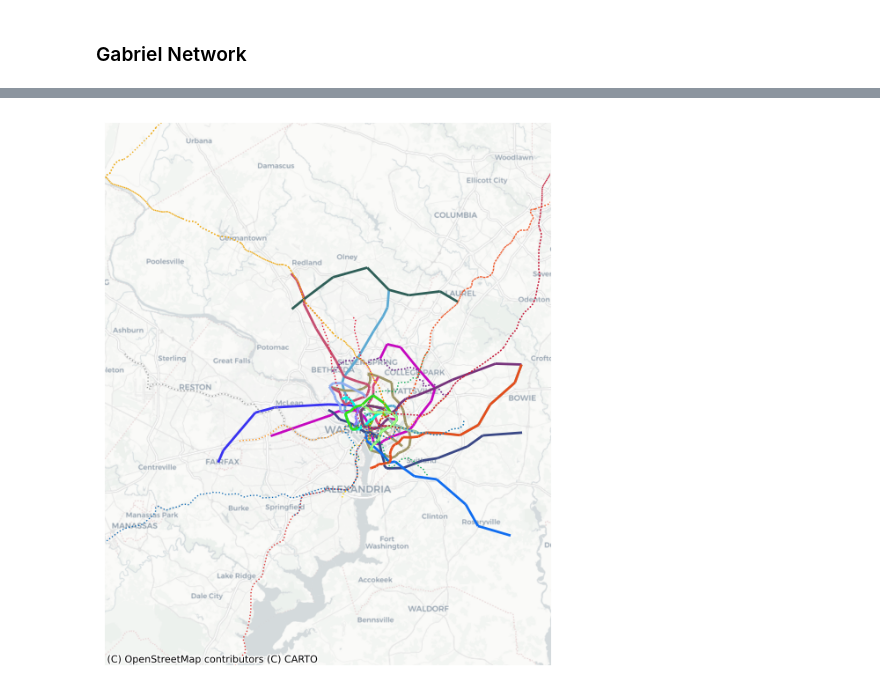
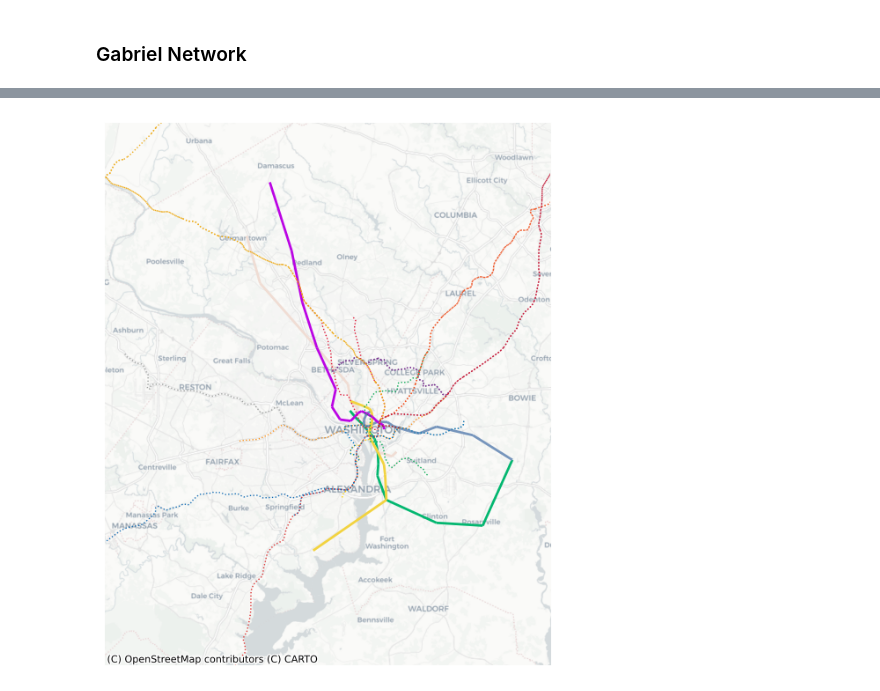
Before and after one commit to spencerrjenkins/cmsc725_wmata_map, a Jupyter notebook: eda.ipynb, the cells around one changed output, grey strips where cells are left out. Cells and saved outputs as stored; diff of their text form; code cells hidden in the pictures.

```diff
--- a/eda.ipynb
+++ b/eda.ipynb
@@ -106,7 +106,7 @@ pts_array = np.array(list(zip(df_points.geometry.x, df_points.geometry.y)))
 gabriel = weights.Gabriel.from_dataframe(df_points, use_index=True, silence_warnings=True)
 network = gabriel.to_networkx()
 gabriel_contracted, new_positions = contract_louvain_communities_with_positions(
-    network, {n: pts_array[n] for n in network.nodes()}, 0.05
+    network, {n: pts_array[n] for n in network.nodes()}, 0.1
 )
 # %%
 assign_edge_weights(gabriel_contracted, new_positions)
@@ -154,5 +154,5 @@ ax=plot_walks(gabriel_contracted, new_positions, lines, ax, kde, ex_map_dc)
 # %%
 ax=plot_network(gabriel_contracted, new_positions, ex_map, width=0.5, alpha=0.5)
-ax=plot_walks(gabriel_contracted, new_positions, lines, ax, kde, ex_map)
+ax=plot_walks(gabriel_contracted, new_positions, best_routes, ax, kde, ex_map)
 # %% [output]
-[figure, old version]
+[figure, new version]
```
Also changed, not shown: parts of 4 cells of this notebook, 1 other file.
